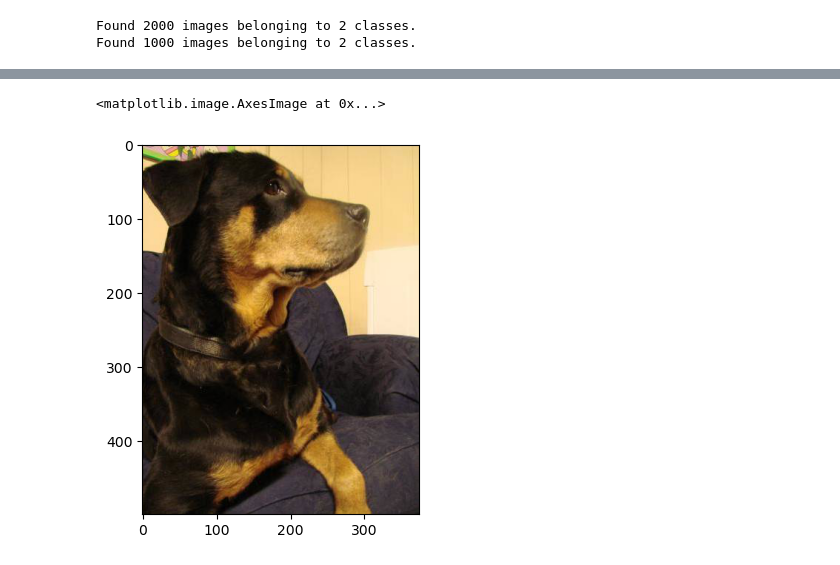
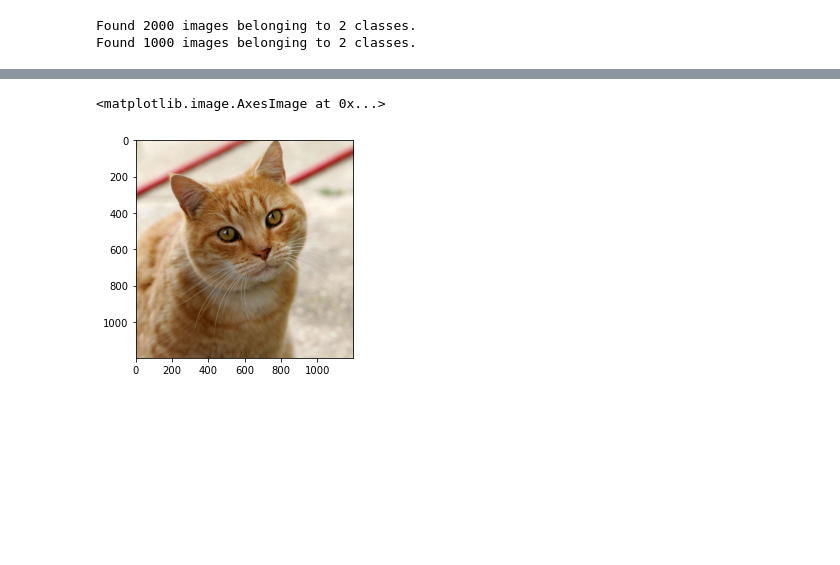
Before and after one commit to ammarak/Dog-Cat-Classification-Using-CNN, a Jupyter notebook: dotcat.ipynb, the cells around one changed output, grey strips where cells are left out. Drawn from its saved outputs; the diff is of its cells as text; code cells hidden in the pictures; blank space fills up the shorter version.

```diff
--- a/dotcat.ipynb
+++ b/dotcat.ipynb
@@ -114,13 +114,13 @@ path ='D:/Computer Vision Notebooks/dogcat/cats_and_dogs_filtered/validation/dog
 # %%
 import matplotlib.pyplot as plt
 import matplotlib.image as mpimg
 
 %matplotlib inline
 
-dog_image = mpimg.imread(path)
+dog_image = mpimg.imread('Cat_test.jpg')
 
 plt.imshow(dog_image)
 # %% [output]
 <matplotlib.image.AxesImage at 0x...>
-[figure, old version]
+[figure, new version]
 # %%
```
Also changed, not shown: parts of 20 cells of this notebook.
